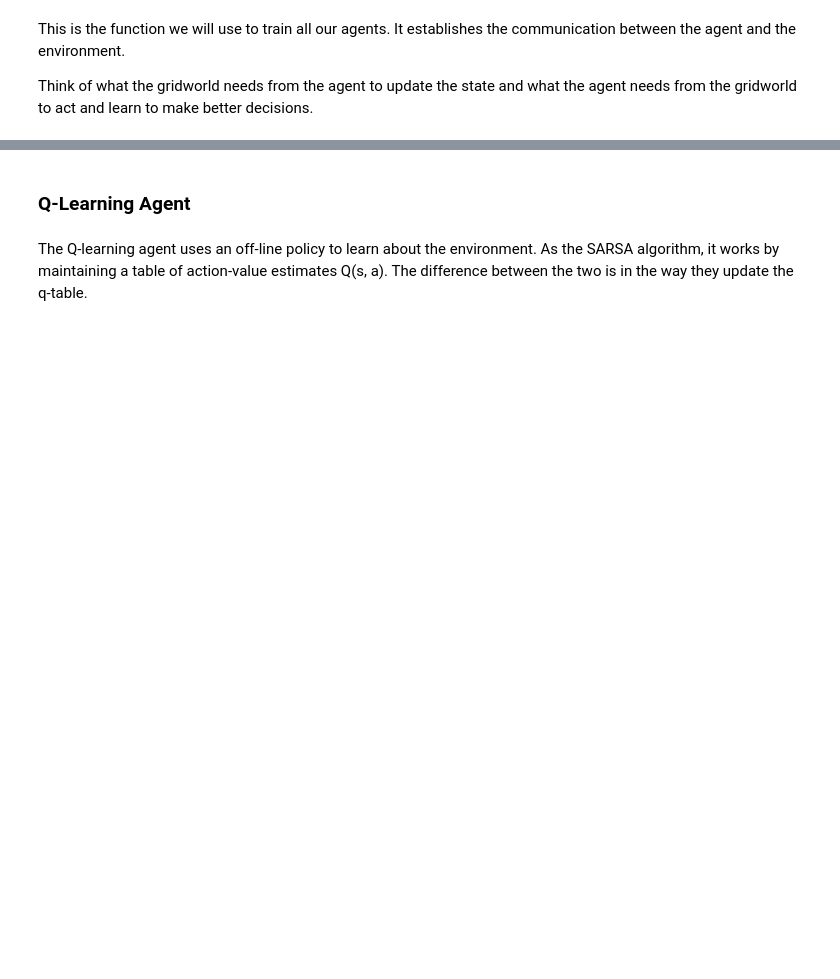
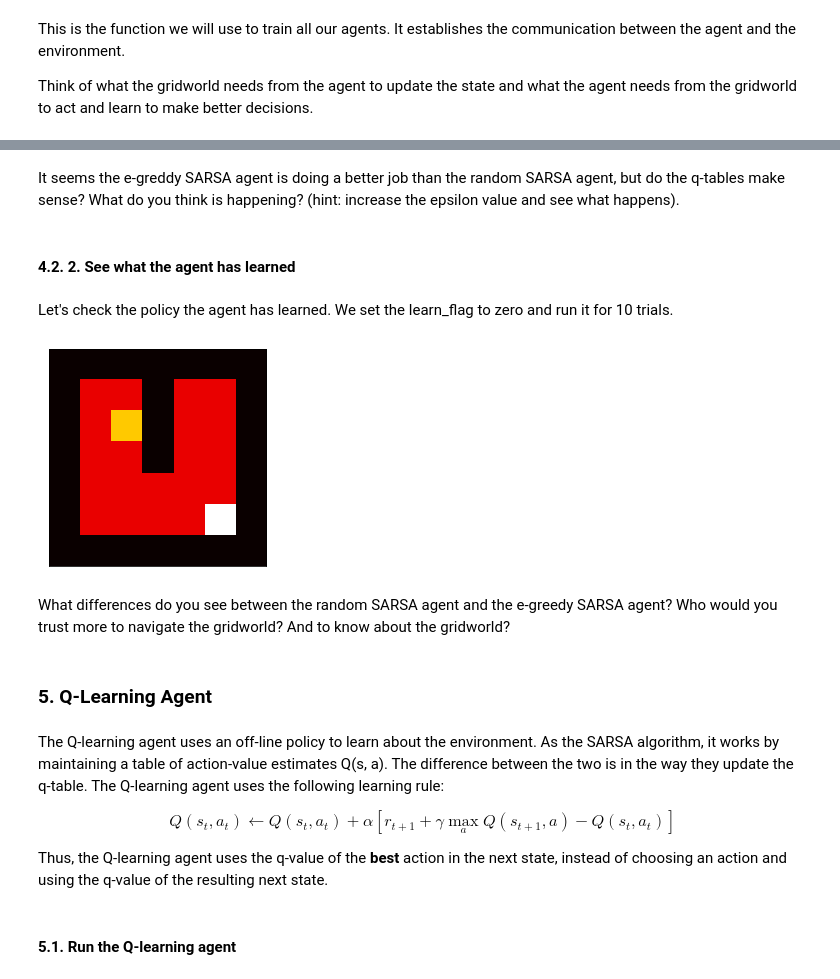
Before and after one commit to bambschool/BAMB2023, a Jupyter notebook: 3-reinforcement_learning/tutorial_3B_RL-solutions.ipynb, the cells around one changed output, grey strips where cells are left out. Saved outputs shown, nothing was run; the diff lists cells and outputs as text; code cells hidden in the pictures; blank space fills up the shorter version.

```diff
--- a/3-reinforcement_learning/tutorial_3B_RL-solutions.ipynb
+++ b/3-reinforcement_learning/tutorial_3B_RL-solutions.ipynb
@@ -358,7 +432,27 @@ Trial: 852, Step: 20, State: (6, 5), Action: 2, Next State: (6, 5),
+# %% [markdown]
+It seems the e-greddy SARSA agent is doing a better job than the random SARSA agent, but do the q-tables make sense? What do you think is happening?
+(hint: increase the epsilon value and see what happens).
+# %% [markdown]
+#### 4.2. 2. See what the agent has learned
+# %% [markdown]
+Let's check the policy the agent has learned. We set the learn_flag to zero and run it for 10 trials.
+# %%
+reward_per_episode_sarsa =\
+      train_agent(agent=agent, grid_size=grid_size, start=start, goal=goal,
+                  obstacles=obstacles, max_num_tr=10, learn_flag=False, render_flag=True,
+                  verbose=verbose, max_steps_per_trial=max_steps_per_trial)
+# %% [output]
+[figure, added]
+# %% [markdown]
+What differences do you see between the random SARSA agent and the e-greedy SARSA agent? Who would you trust more to navigate the gridworld? And to know about the gridworld?
 # %% [markdown]
-### Q-Learning Agent
+### 5. Q-Learning Agent
 # %% [markdown]
-The Q-learning agent uses an off-line policy to learn about the environment. As the SARSA algorithm, it works by maintaining a table of action-value estimates Q(s, a). The difference between the two is in the way they update the q-table.
+The Q-learning agent uses an off-line policy to learn about the environment. As the SARSA algorithm, it works by maintaining a table of action-value estimates Q(s, a). The difference between the two is in the way they update the q-table. The Q-learning agent uses the following learning rule:
+
+$$Q(s_t,a_t) \leftarrow Q(s_t,a_t) + \alpha \left[ r_{t+1} + \gamma \max_a Q(s_{t+1},a) - Q(s_t,a_t) \right]$$
+
+Thus, the Q-learning agent uses the q-value of the **best** action in the next state, instead of choosing an action and using the q-value of the resulting next state.
 # %%
 class QLearningAgent:
     def __init__(self, action_space, state_space, alpha=0.1, gamma=0.9, epsilon=0.1):
@@ -386,6 +479,8 @@ class QLearningAgent:
         self.q_table[state[0], state[1], action] = new_value
     def get_q_table(self):
         return self.q_table
+# %% [markdown]
+#### 5.1. Run the Q-learning agent
 # %%
 state_space = (grid_size, grid_size)
 epsilon = 0.1
```
Also changed, not shown: parts of 37 cells of this notebook.
